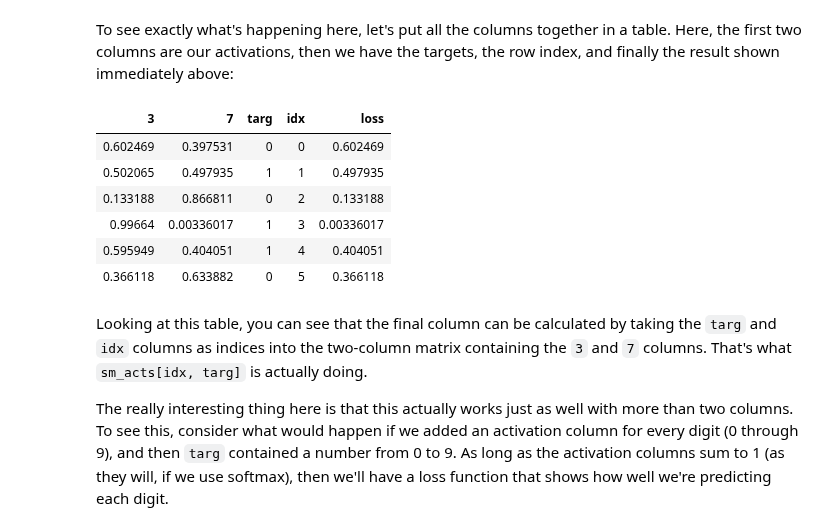
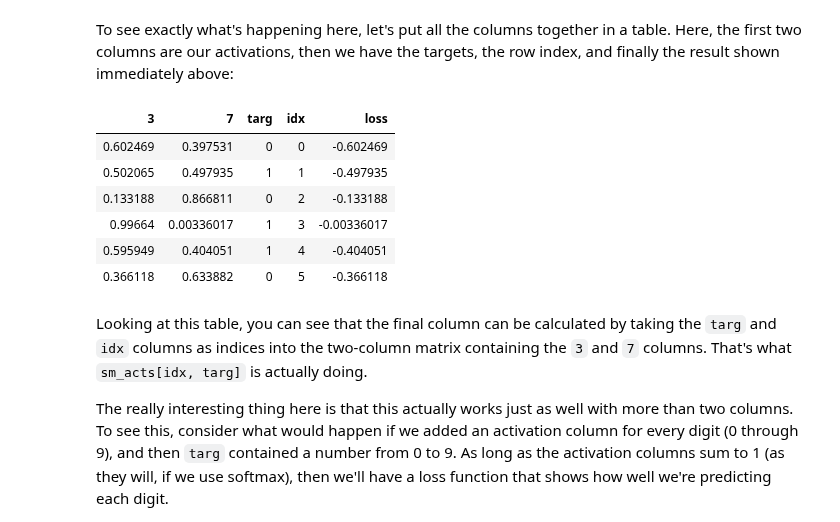
Before and after one commit to fastai/fastbook, a Jupyter notebook: 05_pet_breeds.ipynb, the cells around one changed output. Cells and saved outputs as stored; diff of their text form; code cells hidden in the pictures.

```diff
--- a/05_pet_breeds.ipynb
+++ b/05_pet_breeds.ipynb
@@ -414,23 +414,23 @@ To see exactly what's happening here, let's put all the columns together in a ta
 # %%
 #hide_input
 from IPython.display import HTML
 df = pd.DataFrame(sm_acts, columns=["3","7"])
 df['targ'] = targ
 df['idx'] = idx
-df['loss'] = sm_acts[range(6), targ]
+df['loss'] = -sm_acts[range(6), targ]
 t = df.style.hide_index()
 #To have html code compatible with our script
 html = t._repr_html_().split('</style>')[1]
 html = re.sub(r'<table id="([^"]+)"\s*>', r'<table >', html)
 display(HTML(html))
 # %% [output]
 | 3 | 7 | targ | idx | loss |
-| 0.602469 | 0.397531 | 0 | 0 | 0.602469 |
-| 0.502065 | 0.497935 | 1 | 1 | 0.497935 |
-| 0.133188 | 0.866811 | 0 | 2 | 0.133188 |
-| 0.99664 | 0.00336017 | 1 | 3 | 0.00336017 |
-| 0.595949 | 0.404051 | 1 | 4 | 0.404051 |
-| 0.366118 | 0.633882 | 0 | 5 | 0.366118 |
+| 0.602469 | 0.397531 | 0 | 0 | -0.602469 |
+| 0.502065 | 0.497935 | 1 | 1 | -0.497935 |
+| 0.133188 | 0.866811 | 0 | 2 | -0.133188 |
+| 0.99664 | 0.00336017 | 1 | 3 | -0.00336017 |
+| 0.595949 | 0.404051 | 1 | 4 | -0.404051 |
+| 0.366118 | 0.633882 | 0 | 5 | -0.366118 |
 # %% [markdown]
 Looking at this table, you can see that the final column can be calculated by taking the `targ` and `idx` columns as indices into the two-column matrix containing the `3` and `7` columns. That's what `sm_acts[idx, targ]` is actually doing.
 
```
